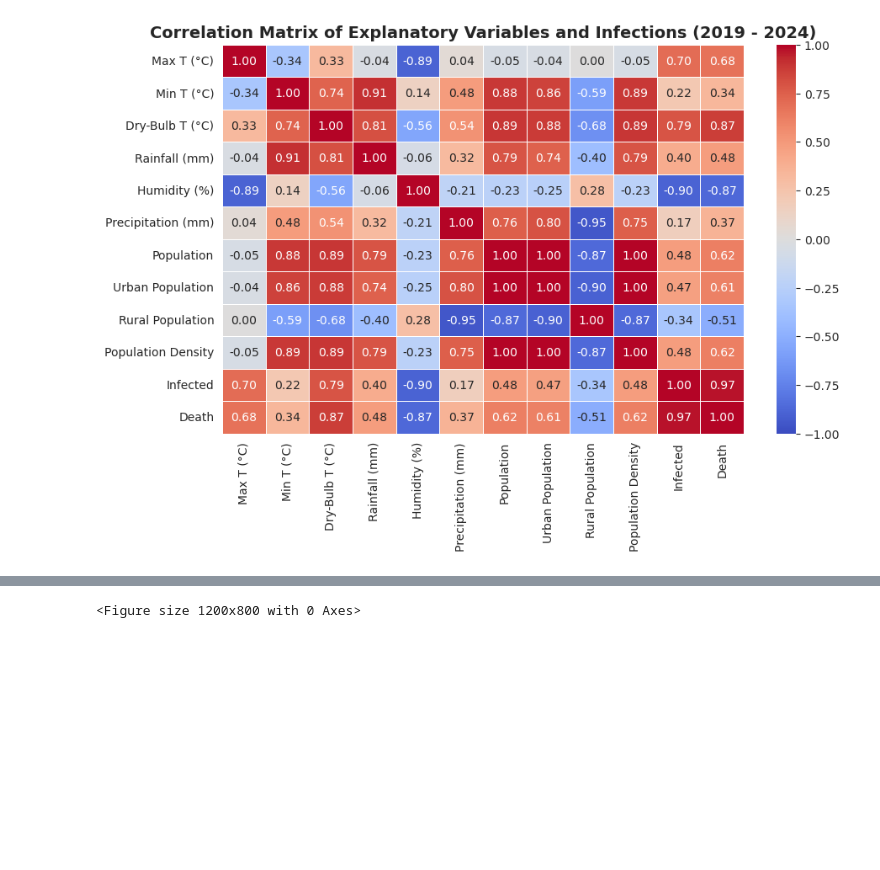
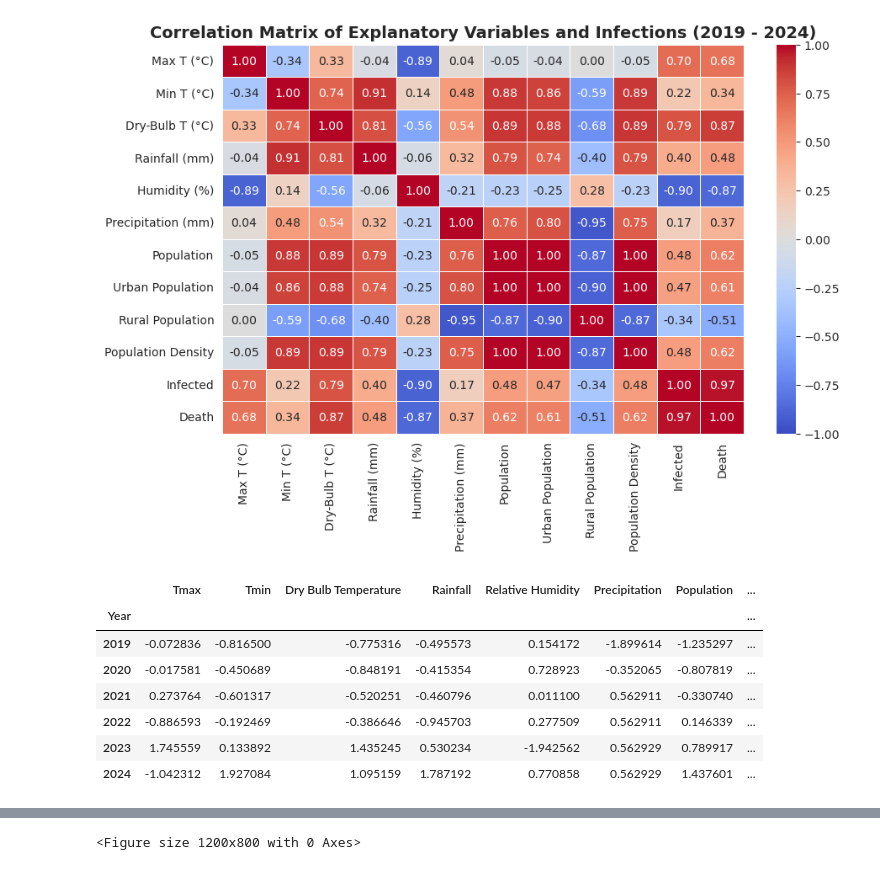
Before and after one commit to awnonbhowmik/DENV-Data-Analysis, a Jupyter notebook: main_endemic.ipynb, the cells around one changed output, grey strips where cells are left out. Saved outputs shown, nothing was run; the diff lists cells and outputs as text; code cells hidden in the pictures; blank space fills up the shorter version.

```diff
--- a/main_endemic.ipynb
+++ b/main_endemic.ipynb
@@ -238,4 +238,15 @@ plt.title("Correlation Matrix of Explanatory Variables and Infections (2019 - 20
 # %% [output]
 Text(0.5, 1.0, 'Correlation Matrix of Explanatory Variables and Infections (2019 - 2024)')
 [figure]
+# %%
+normalized_data
+# %% [output]
+|  | Tmax | Tmin | Dry Bulb Temperature | Rainfall | Relative Humidity | Precipitation | Population | ... |
+| Year |  |  |  |  |  |  |  | ... |
+| 2019 | -0.072836 | -0.816500 | -0.775316 | -0.495573 | 0.154172 | -1.899614 | -1.235297 | ... |
+| 2020 | -0.017581 | -0.450689 | -0.848191 | -0.415354 | 0.728923 | -0.352065 | -0.807819 | ... |
+| 2021 | 0.273764 | -0.601317 | -0.520251 | -0.460796 | 0.011100 | 0.562911 | -0.330740 | ... |
+| 2022 | -0.886593 | -0.192469 | -0.386646 | -0.945703 | 0.277509 | 0.562911 | 0.146339 | ... |
+| 2023 | 1.745559 | 0.133892 | 1.435245 | 0.530234 | -1.942562 | 0.562929 | 0.789917 | ... |
+| 2024 | -1.042312 | 1.927084 | 1.095159 | 1.787192 | 0.770858 | 0.562929 | 1.437601 | ... |
 # %%
```
Also changed, not shown: parts of 1 cell of this notebook, 1 other file.
